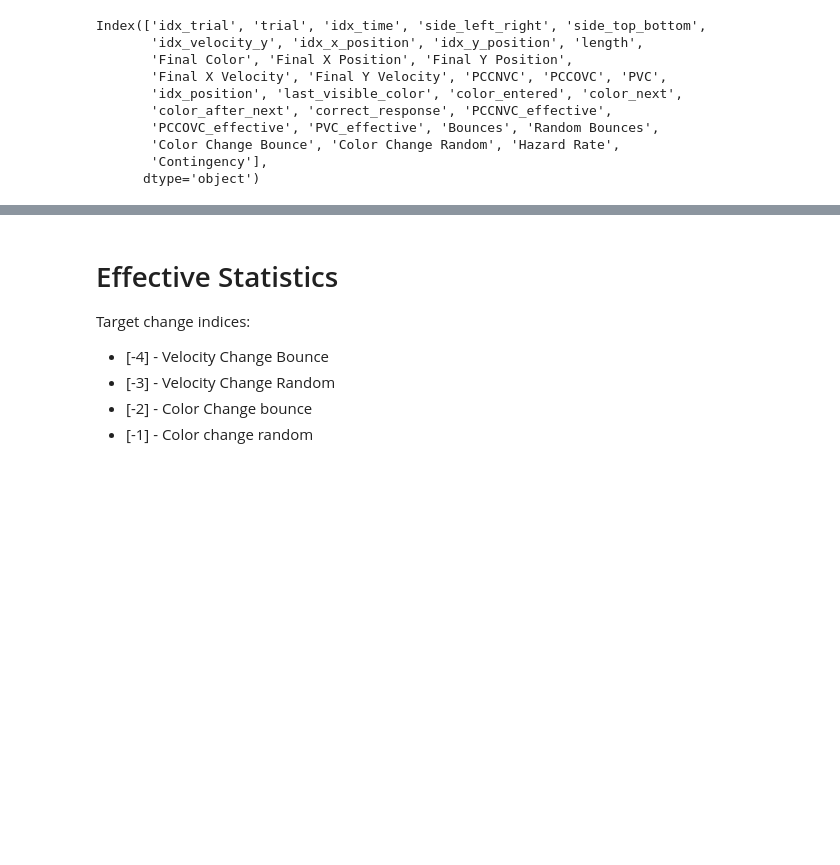
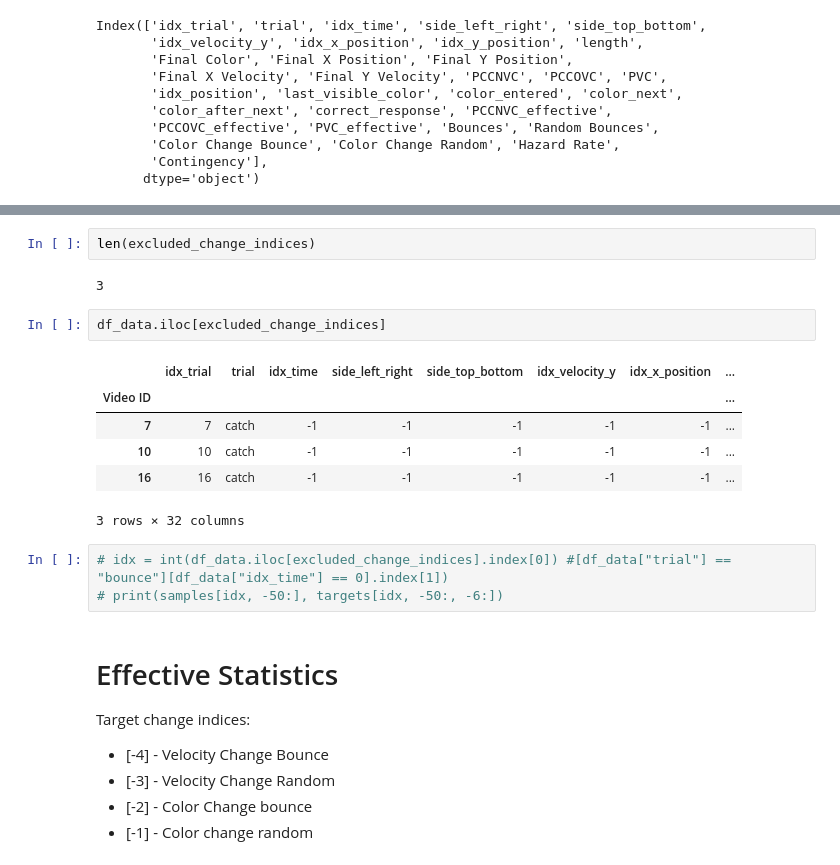
Before and after one commit to APRashedAhmed/Bouncing-Ball-Task, a Jupyter notebook: notebooks/1.0-Overall-Task-Statistics.ipynb, the cells around one changed output, grey strips where cells are left out. Saved outputs shown, nothing was run; the diff lists cells and outputs as text; blank space fills up the shorter version.

```diff
--- a/notebooks/1.0-Overall-Task-Statistics.ipynb
+++ b/notebooks/1.0-Overall-Task-Statistics.ipynb
@@ -230,3 +222,19 @@ memory usage: 2.3+ MB
+# %%
+len(excluded_change_indices)
+# %% [output]
+3
+# %%
+df_data.iloc[excluded_change_indices]
+# %% [output]
+|  | idx_trial | trial | idx_time | side_left_right | side_top_bottom | idx_velocity_y | idx_x_position | ... |
+| Video ID |  |  |  |  |  |  |  | ... |
+| 7 | 7 | catch | -1 | -1 | -1 | -1 | -1 | ... |
+| 10 | 10 | catch | -1 | -1 | -1 | -1 | -1 | ... |
+| 16 | 16 | catch | -1 | -1 | -1 | -1 | -1 | ... |
+3 rows × 32 columns
+# %%
+# idx = int(df_data.iloc[excluded_change_indices].index[0]) #[df_data["trial"] == "bounce"][df_data["idx_time"] == 0].index[1])
+# print(samples[idx, -50:], targets[idx, -50:, -6:])
 # %% [markdown]
 # Effective Statistics
 
```
Also changed, not shown: parts of 9 cells of this notebook.
